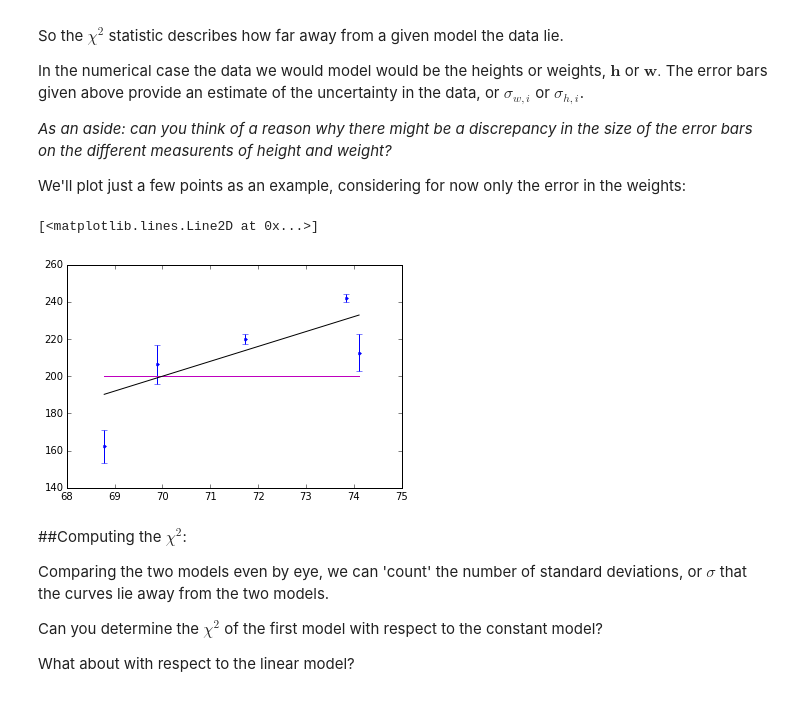
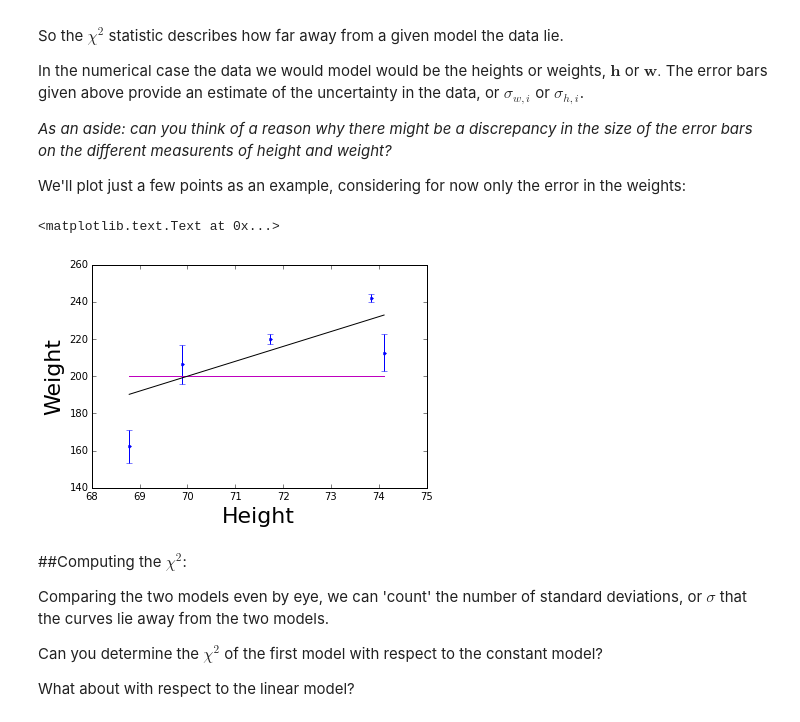
Before and after one commit to pmelchior/usrp-sciprog, a Jupyter notebook: day5/USRP_linefitting.ipynb, the cells around one changed output. Drawn from its saved outputs; the diff is of its cells as text; code cells hidden in the pictures.

```diff
--- a/day5/USRP_linefitting.ipynb
+++ b/day5/USRP_linefitting.ipynb
@@ -69,25 +69,27 @@ We'll plot just a few points as an example, considering for now only the error i
 # %%
 ## Define the x,y variables from the datafile
 x=df['Height']
 y=df['Weight']
 yerr = df['Weight errors']
 
 ## define a small subset for the example
 inds = range(5)
 xsub = x[inds]
 ysub=y[inds]
 yerrsub=yerr[inds]
 #making a linear plotting vector to make things more attractive
 linearx = np.sort(xsub)
 
 ## Plot the weights as a function of height
 plt.clf()
 plt.errorbar(xsub,ysub,yerrsub, marker='.', linestyle='None')
 plt.plot(linearx, 200*np.ones(np.shape(inds)[0]), color='m')
 plt.plot(linearx,8*linearx-360, color='k')
+plt.xlabel('Height', fontsize=22)
+plt.ylabel('Weight', fontsize=22)
 # %% [output]
-[<matplotlib.lines.Line2D at 0x...>]
+<matplotlib.text.Text at 0x...>
-[figure, old version]
+[figure, new version]
 # %% [markdown]
 ##Computing the $\chi^2$:
 
```
Also changed, not shown: parts of 4 cells of this notebook.
